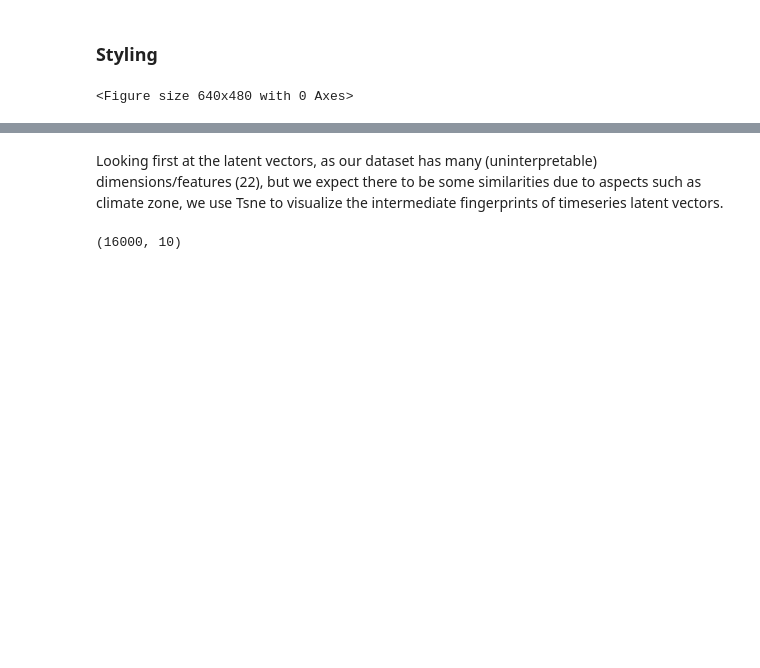
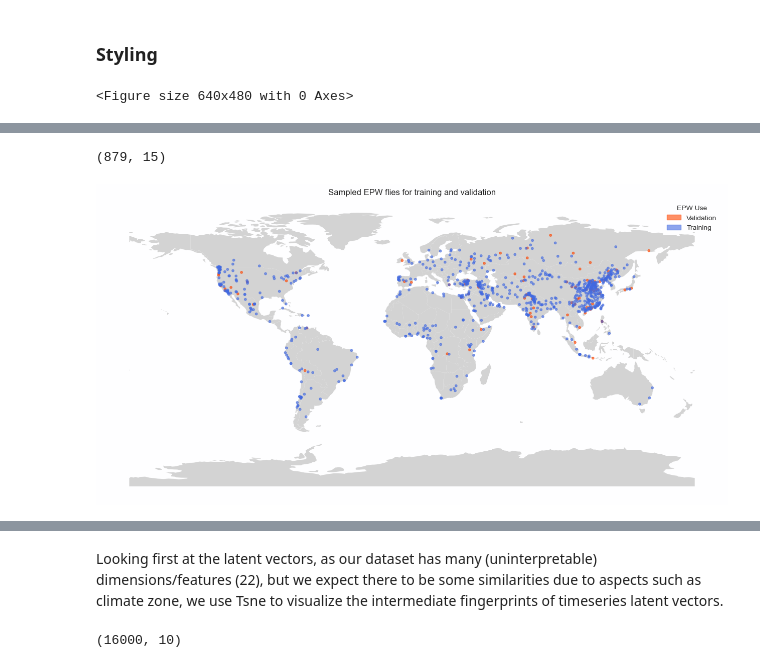
Before and after one commit to szvsw/ml-for-building-energy-modeling, a Jupyter notebook: ml-for-bem/visualizations.ipynb, the cells around one changed output, grey strips where cells are left out. Saved outputs shown, nothing was run; the diff lists cells and outputs as text; code cells hidden in the pictures; blank space fills up the shorter version.

```diff
--- a/ml-for-bem/visualizations.ipynb
+++ b/ml-for-bem/visualizations.ipynb
@@ -632,0 +37,8 @@ IndexError: index 4 is out of bounds for axis 0 with size 4
+# %%
+from utils.constants import EPW_MAP_PATH, EPW_TESTING_LIST_PATH, EPW_TRAINING_LIST_PATH
+testing_epw_df = pd.read_csv(EPW_TESTING_LIST_PATH, index_col=0)
+training_epw_df = pd.read_csv(EPW_TRAINING_LIST_PATH, index_col=0)
+# %%
+training_epw_df["type"] = "Training"
+testing_epw_df["type"] = "Testing"
+testing_epw_df.head()
@@ -632,0 +52,43 @@ IndexError: index 4 is out of bounds for axis 0 with size 4
+# %%
+all_epw_df = pd.concat([testing_epw_df, training_epw_df])
+all_epw_df.shape
+# %% [output]
+(879, 15)
+# %%
+from matplotlib.colors import ListedColormap
+from matplotlib.patches import Circle
+
+# Getting world map data from geo pandas
+worldmap = gpd.read_file(gpd.datasets.get_path("naturalearth_lowres"))
+
+# Creating axes and plotting world map
+fig, ax = plt.subplots(figsize=(16, 10))
+worldmap.plot(color="lightgrey", ax=ax)
+
+cmap = ListedColormap(["orangered", "royalblue"])
+
+# Plotting tourist source markets
+x = all_epw_df['lat']
+y = all_epw_df['lng']
+l = all_epw_df['type']
+z = (all_epw_df['type'] == "Training")*1
+scatter = plt.scatter(y, x,
+            c=z,
+            s=10,
+            alpha=0.6,
+            cmap=cmap,
+
+            )
+legend_elements = [Circle((0,0), radius=1, color=cmap.colors[0], label='Validation', alpha=0.6),
+                   Circle((0,0), radius=1, color=cmap.colors[1], label='Training', alpha=0.6)]
+
+ax.set_facecolor("white")
+plt.axis("off")
+plt.legend(handles=legend_elements, title="EPW Use")
+plt.title("Sampled EPW flies for training and validation")
+plt.xlabel("Longitude")
+plt.ylabel("Latitude")
+plt.savefig("figures/epw_map.png")
+plt.show()
+# %% [output]
+[figure, added]
```
Also changed, not shown: parts of 30 cells of this notebook, 8 other files.
